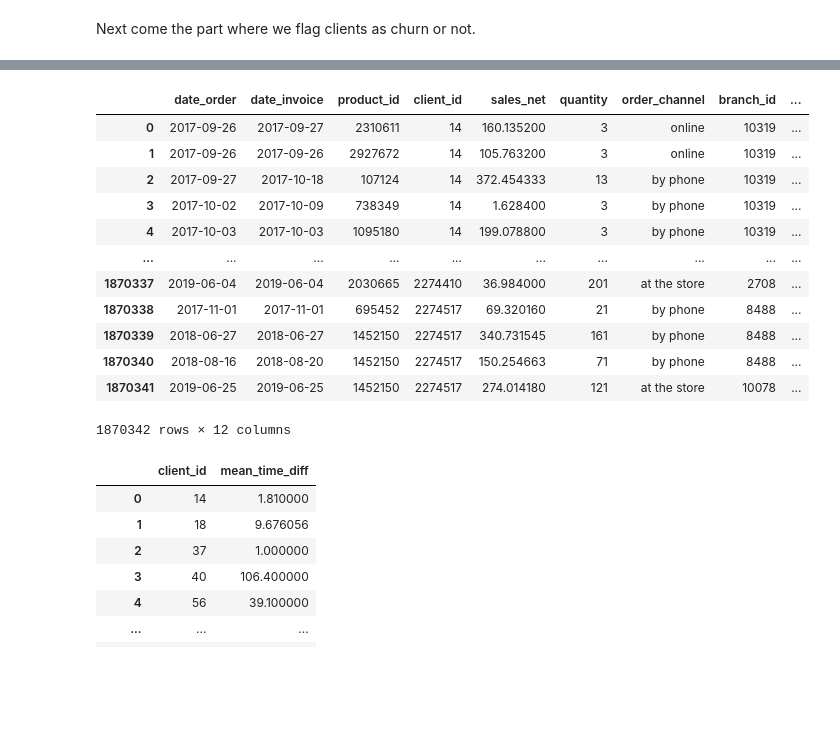
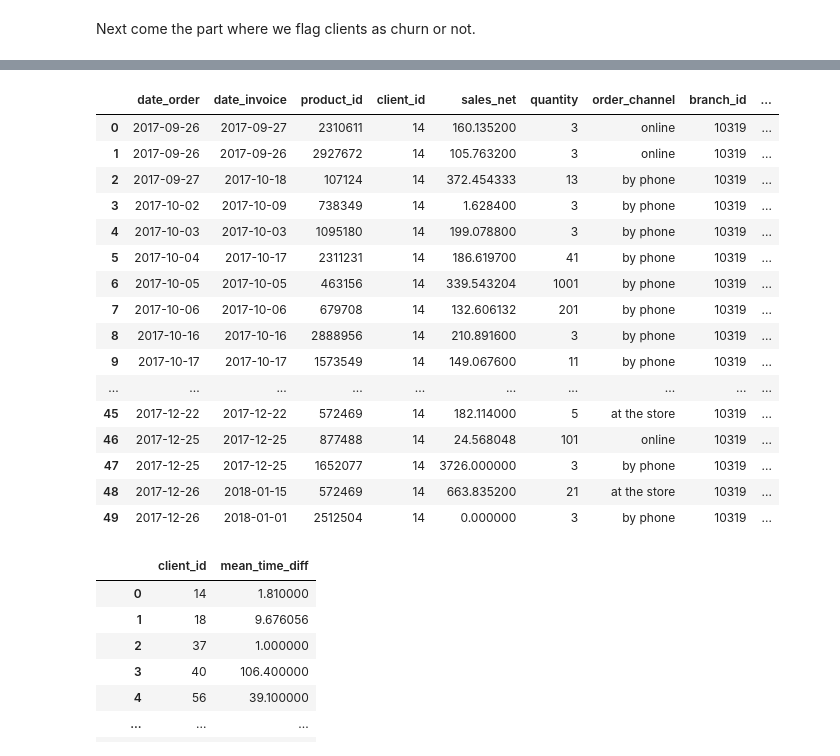
Before and after one commit to chachouswim2/BCG-X-Hackathon-, a Jupyter notebook: notebooks/Rule_Based_Churn.ipynb, the cells around one changed output, grey strips where cells are left out. Drawn from its saved outputs; the diff is of its cells as text; code cells hidden in the pictures; blank space fills up the shorter version.

Commit message:
test functions and plot

```diff
--- a/notebooks/Rule_Based_Churn.ipynb
+++ b/notebooks/Rule_Based_Churn.ipynb
@@ -51,0 +109,9 @@ time_dif.head()
+# %%
+# Group by client and keep only last order line
+df_churned['date_order'] = pd.to_datetime(df_churned['date_order'])
+df_last_order = df_churned.groupby('client_id').tail(1)
+
+# Compute time difference between last order and max order date in df_churned
+max_order_date = df_churned['date_order'].max()
+df_last_order['time_since_last_order'] = (max_order_date - df_last_order['date_order']).dt.total_seconds()/(24*60*60)
+df_last_order
@@ -52,2 +137,7 @@ time_dif.head()
 # %% [markdown]
 Next come the part where we flag clients as churn or not.
+# %%
+# Compute the average time difference for each client
+mean_time_diff = time_dif.groupby('client_id')['time_diff'].mean().reset_index(name='mean_time_diff')
+mean_time_diff['mean_time_diff'] = round(mean_time_diff['mean_time_diff'], 2)
+mean_time_diff
@@ -53,0 +158,4 @@ Next come the part where we flag clients as churn or not.
+# %%
+mean_time_diff['mean_time_diff'] = round(mean_time_diff['mean_time_diff'], 2)
+mean_time_diff['std_time_diff'] = time_dif.groupby('client_id')['time_diff'].std().reset_index(name='std_time_diff')['std_time_diff']
+mean_time_diff
@@ -54,16 +183,18 @@ Next come the part where we flag clients as churn or not.
 # %%
-import numpy as np
+from scipy import stats
 
-def compute_churned_clients(df):
+def compute_churned_clients(df, confidence_level=0.99):
     """
-    This function computes the average time difference between orders for each client and labels clients as "churned"
+    This function computes the average time difference between orders for each client and labels clients as "churned",
+    "careful", or "good" based on a 99% confidence interval assuming a normal distribution of the avg time difference.
 
     Parameters:
     df (pandas DataFrame): DataFrame containing client_id, date_order, and time_diff columns.
+    confidence_level (float): Confidence level for churned clients. Default is 0.99.
 
     Returns:
-    mean_time_diff (pandas DataFrame): DataFrame containing the average time difference between orders for each client,
-    rounded to 2 decimal places, and a column indicating whether the client is "churned" or not.
+    df_churned (pandas DataFrame): DataFrame containing the average time difference between orders for each client,
+    rounded to 2 decimal places, and a column indicating whether the client is flagged at "churned", "careful" or "good".
     """
     # Sort values by client_id and date_order
     df['date_order'] = pd.to_datetime(df['date_order'])
@@ -76,10 +207,16 @@ def compute_churned_clients(df):
     mean_time_diff = df.groupby('client_id')['time_diff'].mean().reset_index(name='mean_time_diff')
     mean_time_diff['mean_time_diff'] = round(mean_time_diff['mean_time_diff'], 2)
 
-    # Label clients as "churned" if the maximum time between two orders is 2.5 times greater than the average time difference
-    mean_time_diff['churned'] = np.where(mean_time_diff['mean_time_diff'] * 2.5 < df.groupby('client_id')['time_diff'].max().reset_index(name='time_diff')['time_diff'], 1, 0)
+    # Compute the standard deviation for each client
+    std_time_diff = df.groupby('client_id')['time_diff'].std(ddof=1).reset_index(name='std_time_diff')
+    std_time_diff['std_time_diff'] = round(std_time_diff['std_time_diff'], 2)
 
-    # Join the mean time difference back to the original data
+    # Label a client as "churned" if the maximum time between two orders is above the upper threshold of the confidence interval
+    upper_treshold = mean_time_diff['mean_time_diff'] + stats.norm.ppf((1+confidence_level) / 2) * std_time_diff['std_time_diff']
+    mean_time_diff['churned'] = np.where(df.groupby('client_id')['time_diff'].max().reset_index(name='time_diff')['time_diff'] > upper_treshold, 1, 0)
+
+    # Join the mean time difference and the standard deviation back to the original data
     df_churned = df.merge(mean_time_diff, on='client_id', how='left')
 
+
     return df_churned
@@ -86,20 +278,24 @@ def compute_churned_clients(df):
 # %%
 df_churned = compute_churned_clients(df_grouped)
-df_churned
+df_churned.head(50)
 # %% [output]
 |  | date_order | date_invoice | product_id | client_id | sales_net | quantity | order_channel | branch_id | ... |
 | 0 | 2017-09-26 | 2017-09-27 | 2310611 | 14 | 160.135200 | 3 | online | 10319 | ... |
 | 1 | 2017-09-26 | 2017-09-26 | 2927672 | 14 | 105.763200 | 3 | online | 10319 | ... |
 | 2 | 2017-09-27 | 2017-10-18 | 107124 | 14 | 372.454333 | 13 | by phone | 10319 | ... |
 | 3 | 2017-10-02 | 2017-10-09 | 738349 | 14 | 1.628400 | 3 | by phone | 10319 | ... |
 | 4 | 2017-10-03 | 2017-10-03 | 1095180 | 14 | 199.078800 | 3 | by phone | 10319 | ... |
+| 5 | 2017-10-04 | 2017-10-17 | 2311231 | 14 | 186.619700 | 41 | by phone | 10319 | ... |
+| 6 | 2017-10-05 | 2017-10-05 | 463156 | 14 | 339.543204 | 1001 | by phone | 10319 | ... |
+| 7 | 2017-10-06 | 2017-10-06 | 679708 | 14 | 132.606132 | 201 | by phone | 10319 | ... |
+| 8 | 2017-10-16 | 2017-10-16 | 2888956 | 14 | 210.891600 | 3 | by phone | 10319 | ... |
+| 9 | 2017-10-17 | 2017-10-17 | 1573549 | 14 | 149.067600 | 11 | by phone | 10319 | ... |
 | ... | ... | ... | ... | ... | ... | ... | ... | ... | ... |
-| 1870337 | 2019-06-04 | 2019-06-04 | 2030665 | 2274410 | 36.984000 | 201 | at the store | 2708 | ... |
-| 1870338 | 2017-11-01 | 2017-11-01 | 695452 | 2274517 | 69.320160 | 21 | by phone | 8488 | ... |
-| 1870339 | 2018-06-27 | 2018-06-27 | 1452150 | 2274517 | 340.731545 | 161 | by phone | 8488 | ... |
-| 1870340 | 2018-08-16 | 2018-08-20 | 1452150 | 2274517 | 150.254663 | 71 | by phone | 8488 | ... |
-| 1870341 | 2019-06-25 | 2019-06-25 | 1452150 | 2274517 | 274.014180 | 121 | at the store | 10078 | ... |
+| 45 | 2017-12-22 | 2017-12-22 | 572469 | 14 | 182.114000 | 5 | at the store | 10319 | ... |
+| 46 | 2017-12-25 | 2017-12-25 | 877488 | 14 | 24.568048 | 101 | online | 10319 | ... |
+| 47 | 2017-12-25 | 2017-12-25 | 1652077 | 14 | 3726.000000 | 3 | by phone | 10319 | ... |
+| 48 | 2017-12-26 | 2018-01-15 | 572469 | 14 | 663.835200 | 21 | at the store | 10319 | ... |
+| 49 | 2017-12-26 | 2018-01-01 | 2512504 | 14 | 0.000000 | 3 | by phone | 10319 | ... |
-1870342 rows × 12 columns
 # %%
 mean_time_diff2 = df_churned.groupby('client_id')['time_diff'].mean().reset_index(name='mean_time_diff')
 mean_time_diff2
```
Also changed, not shown: parts of 15 cells of this notebook.
